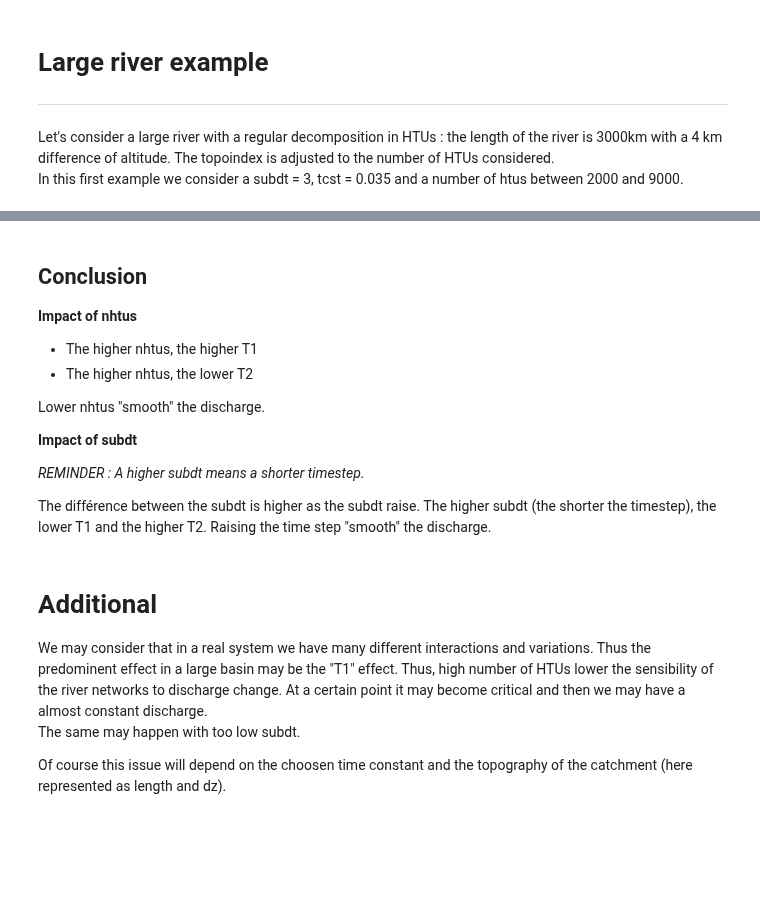
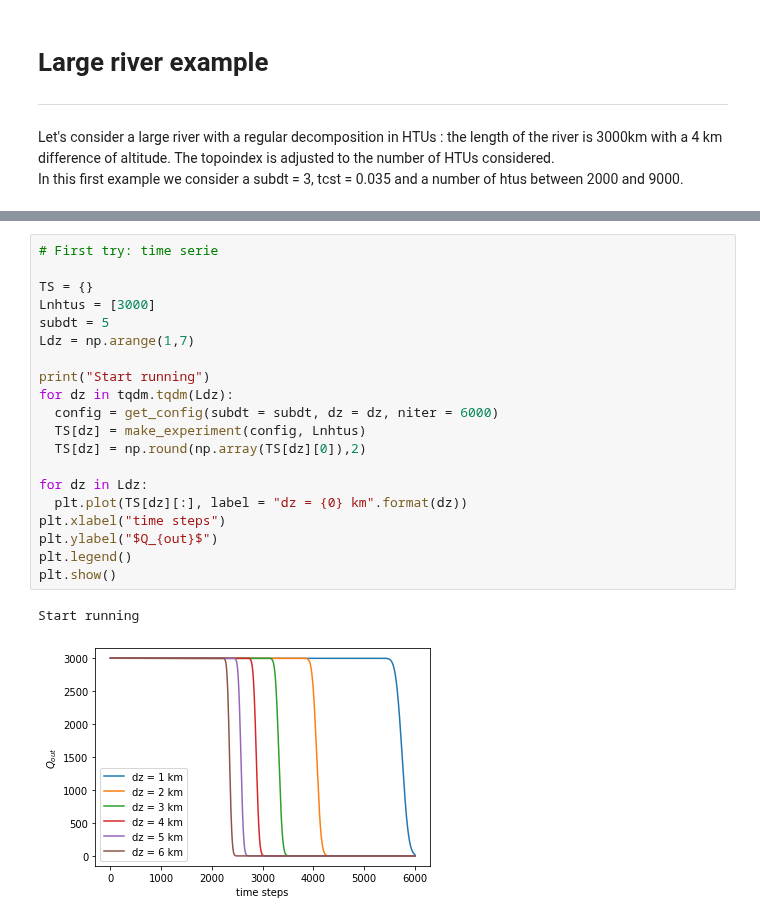
Before and after one commit to VSCHY/RiverNetwork, a Jupyter notebook: Toy_Model_Large_basin.ipynb, the cells around one changed output, grey strips where cells are left out. Cells and saved outputs as stored; diff of their text form; blank space fills up the shorter version.

```diff
--- a/Toy_Model_Large_basin.ipynb
+++ b/Toy_Model_Large_basin.ipynb
@@ -294,24 +245,23 @@ subdt: 12
-# %% [markdown]
-<h2> Conclusion </h2>
-
-**Impact of nhtus**
-
-*   The higher nhtus, the higher T1
-*   The higher nhtus, the lower T2
-
-Lower nhtus "smooth" the discharge.
-
-**Impact of subdt**
-
-*REMINDER : A higher subdt means a shorter timestep.*
-
-The différence between the subdt is higher as the subdt raise.
-The higher subdt (the shorter the timestep), the lower T1 and the higher T2.
-Raising the time step "smooth" the discharge.
-# %% [markdown]
-<h1> Additional </h1>
-We may consider that in a real system we have many different interactions and variations. Thus the predominent effect in a large basin may be the "T1" effect. Thus, high number of HTUs lower the sensibility of the river networks to discharge change. At a certain point it may become critical and then we may have a almost constant discharge.
-
-The same may happen with too low subdt.
-
-Of course this issue will depend on the choosen time constant and the topography of the catchment (here represented as length and dz).
+# %%
+# First try: time serie
+
+TS = {}
+Lnhtus = [3000]
+subdt = 5
+Ldz = np.arange(1,7)
+
+print("Start running")
+for dz in tqdm.tqdm(Ldz):
+  config = get_config(subdt = subdt, dz = dz, niter = 6000)
+  TS[dz] = make_experiment(config, Lnhtus)
+  TS[dz] = np.round(np.array(TS[dz][0]),2)
+
+for dz in Ldz:
+  plt.plot(TS[dz][:], label = "dz = {0} km".format(dz))
+plt.xlabel("time steps")
+plt.ylabel("$Q_{out}$")
+plt.legend()
+plt.show()
+# %% [output]
+Start running
+[figure, added]
```
Also changed, not shown: parts of 18 cells of this notebook.
